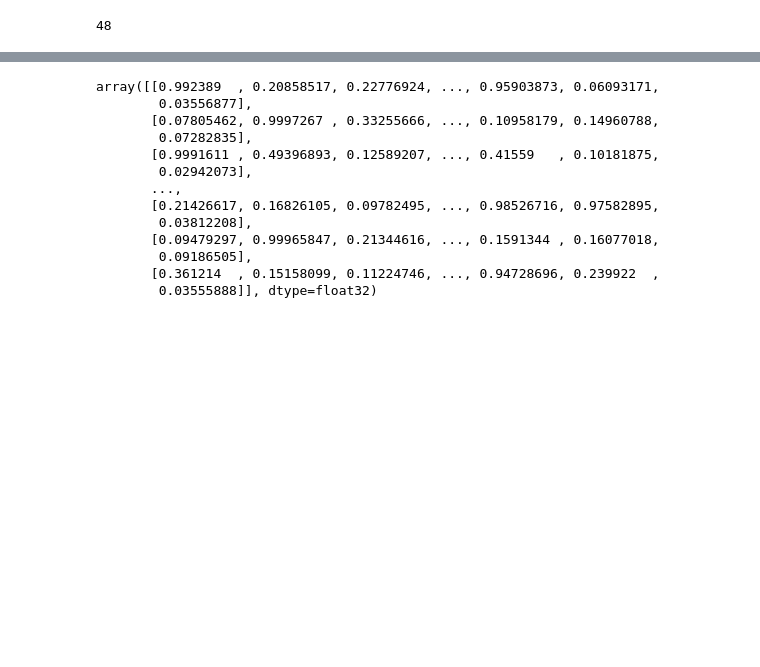
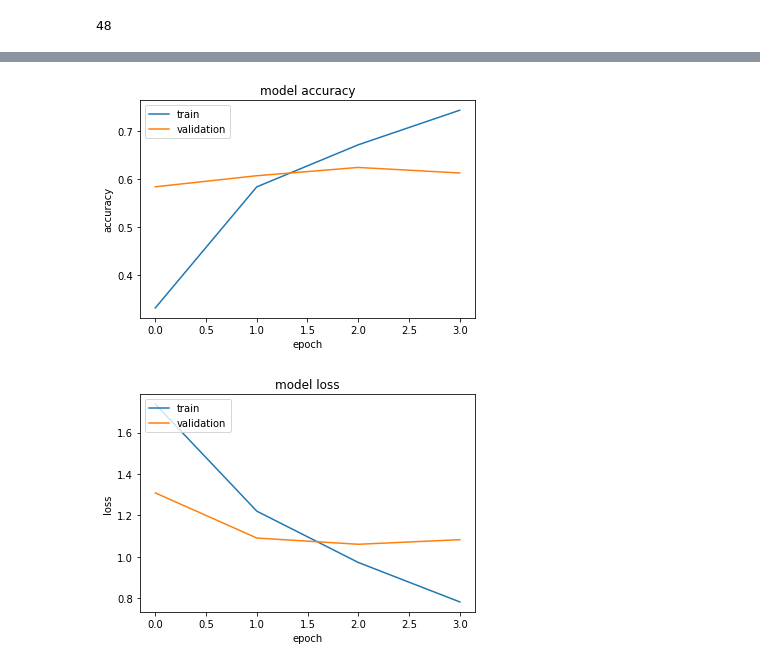
Before and after one commit to MaryamNourii/EmotionDetection, a Jupyter notebook: ED_Bert_fa_Armandataset_.ipynb, the cells around one changed output, grey strips where cells are left out. Cells and saved outputs as stored; diff of their text form; code cells hidden in the pictures; blank space fills up the shorter version.

```diff
--- a/ED_Bert_fa_Armandataset_.ipynb
+++ b/ED_Bert_fa_Armandataset_.ipynb
@@ -68,7 +96,8 @@ emotion = Dense(units=7, activation="sigmoid", kernel_initializer=TruncatedNorma
 outputs = emotion
 
 model = Model(inputs=inputs, outputs=outputs, name='BERT_MultiLabel')
-model.layers[1].trainable = False
+# %%
+model.layers[2].trainable = True
 # %%
 model.summary()
 # %% [output]
@@ -135,8 +164,12 @@ val_tensor = tf.data.Dataset.from_tensor_slices((val, val_y)).shuffle(len(val)).
 test_tensor = tf.data.Dataset.from_tensor_slices((test, test_y)).shuffle(len(test)).batch(16)
 # %%
 optimizer = Adam(
-    learning_rate=5.e-05,
-    )
+    learning_rate=6e-06,
+    epsilon=1e-08,
+    decay = 1e-07)
+
+# optimizer = AdamW(lr=6e-6,weight_decay=1e-07)
+
 
 loss = tf.keras.losses.SparseCategoricalCrossentropy(from_logits=True)
 metric = tf.keras.metrics.SparseCategoricalAccuracy('accuracy')
@@ -158,6 +191,6 @@ callbacks = [tf.keras.callbacks.ModelCheckpoint(filepath=model_save_path,
 history = model.fit(train_tensor,
                     epochs=4,
                     validation_data=val_tensor,
-                    callbacks=callbacks)
+                    callbacks=callbacks, shuffle=True)
 # %% [output]
 Epoch 1/4
@@ -175,16 +204,21 @@ y_pred_proba = model.predict(test_tensor)
-# %%
-y_pred_proba
-# %% [output]
-array([[0.992389  , 0.20858517, 0.22776924, ..., 0.95903873, 0.06093171,
-        0.03556877],
-       [0.07805462, 0.9997267 , 0.33255666, ..., 0.10958179, 0.14960788,
-        0.07282835],
-       [0.9991611 , 0.49396893, 0.12589207, ..., 0.41559   , 0.10181875,
-        0.02942073],
-       ...,
-       [0.21426617, 0.16826105, 0.09782495, ..., 0.98526716, 0.97582895,
-        0.03812208],
-       [0.09479297, 0.99965847, 0.21344616, ..., 0.1591344 , 0.16077018,
-        0.09186505],
-       [0.361214  , 0.15158099, 0.11224746, ..., 0.94728696, 0.239922  ,
-        0.03555888]], dtype=float32)
+# %%
+#  "Accuracy"
+plt.plot(history.history['accuracy'])
+plt.plot(history.history['val_accuracy'])
+plt.title('model accuracy')
+plt.ylabel('accuracy')
+plt.xlabel('epoch')
+plt.legend(['train', 'validation'], loc='upper left')
+plt.show()
+
+# "Loss"
+plt.plot(history.history['loss'])
+plt.plot(history.history['val_loss'])
+plt.title('model loss')
+plt.ylabel('loss')
+plt.xlabel('epoch')
+plt.legend(['train', 'validation'], loc='upper left')
+plt.show()
+# %% [output]
+[figure, added]
+[figure, added]
```
Also changed, not shown: parts of 15 cells of this notebook.
